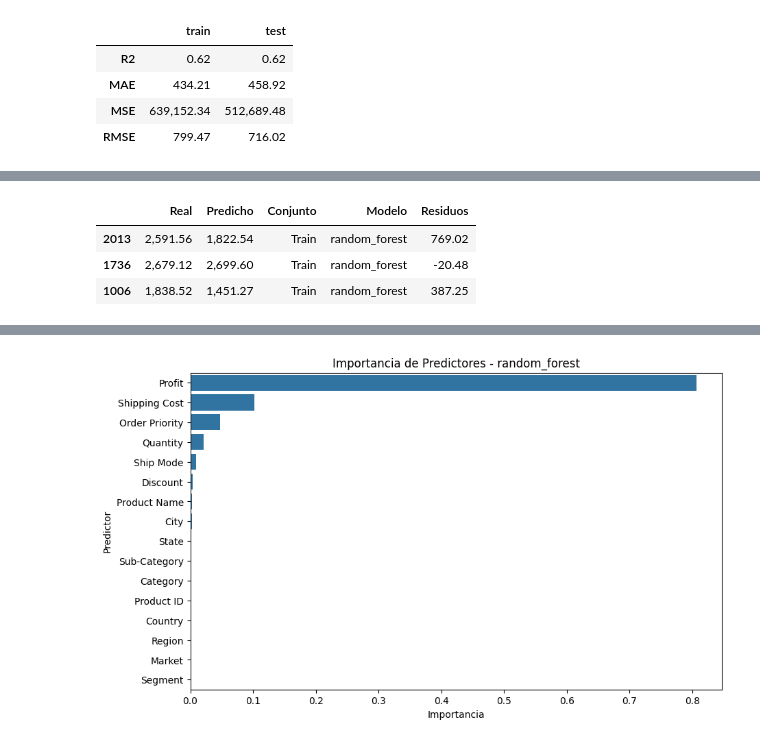
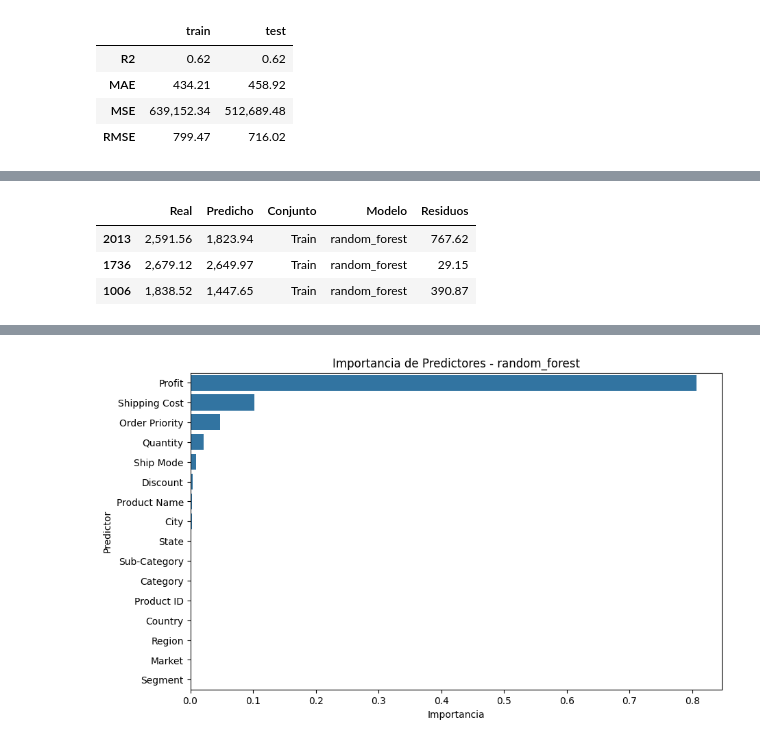
Before and after one commit to santiagorodriguez-dev/Proyecto9-Clustering, a Jupyter notebook: notebooks/02-modelo.-clusters-kmeans-2.ipynb, the cells around one changed output, grey strips where cells are left out. Saved outputs shown, nothing was run; the diff lists cells and outputs as text; code cells hidden in the pictures.

```diff
--- a/notebooks/02-modelo.-clusters-kmeans-2.ipynb
+++ b/notebooks/02-modelo.-clusters-kmeans-2.ipynb
@@ -92,26 +100,26 @@ analisis.importancia_predictores("tree")
 # %%
 # instanciamos la clase de regresión lineal
 analisis_random_forest = sa.AnalisisModelosRegresion(dataframe=df, variable_dependiente='Sales_respuesta')
 
 params_rf = {
     'n_estimators': [150],
     'max_depth': [5],
-    'min_samples_split': [10],
-    'min_samples_leaf': [4],
+    'min_samples_split': [2],
+    'min_samples_leaf': [1],
     'max_leaf_nodes': [30]
 }
 
 # llamamos a la función para ajustar el modelo
 analisis_random_forest.ajustar_modelo(modelo='random_forest', scoring="neg_mean_squared_error", param_grid=params_rf)
 
 # llamamos al metodo para obtener los resultaods de las predicciones
 df_resultados_analisis_random_forest = analisis_random_forest.obtener_resultados()
 df_resultados_analisis_random_forest.head(3)
 # %% [output]
 |  | Real | Predicho | Conjunto | Modelo | Residuos |
-| 2013 | 2,591.56 | 1,822.54 | Train | random_forest | 769.02 |
-| 1736 | 2,679.12 | 2,699.60 | Train | random_forest | -20.48 |
-| 1006 | 1,838.52 | 1,451.27 | Train | random_forest | 387.25 |
+| 2013 | 2,591.56 | 1,823.94 | Train | random_forest | 767.62 |
+| 1736 | 2,679.12 | 2,649.97 | Train | random_forest | 29.15 |
+| 1006 | 1,838.52 | 1,447.65 | Train | random_forest | 390.87 |
 # %%
 analisis_random_forest.plot_residuos("random_forest")
 # %% [output]
```
Also changed, not shown: parts of 17 cells of this notebook.
